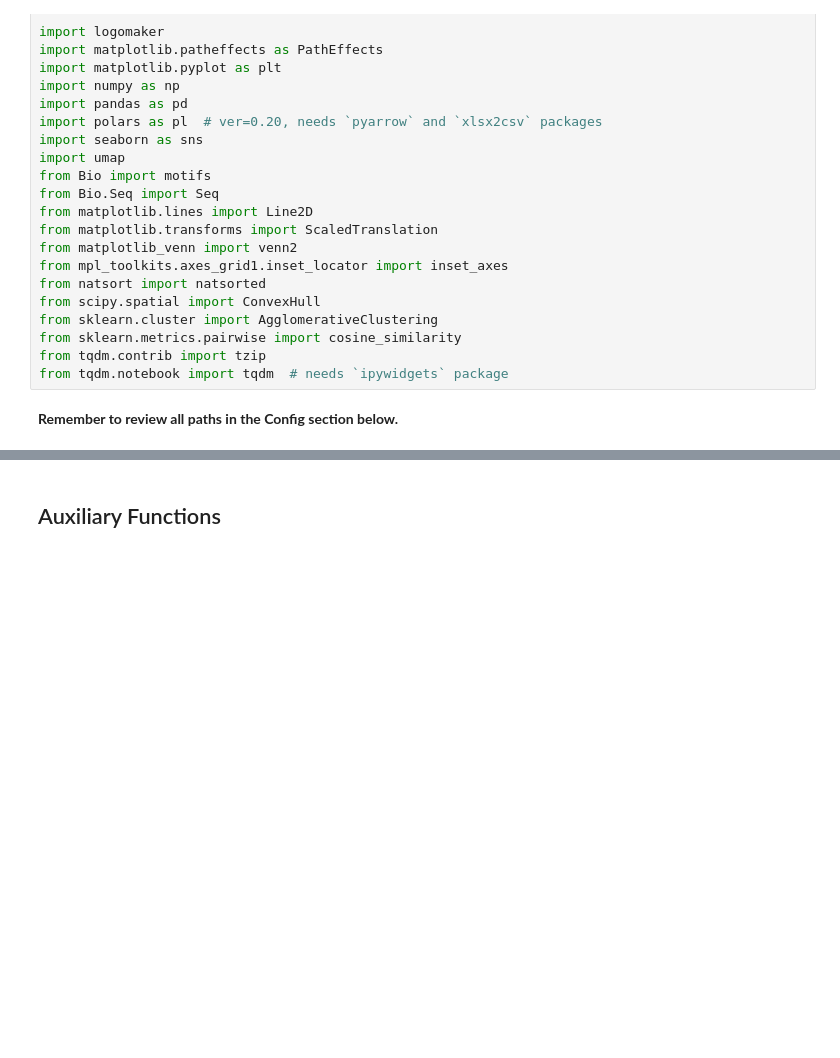
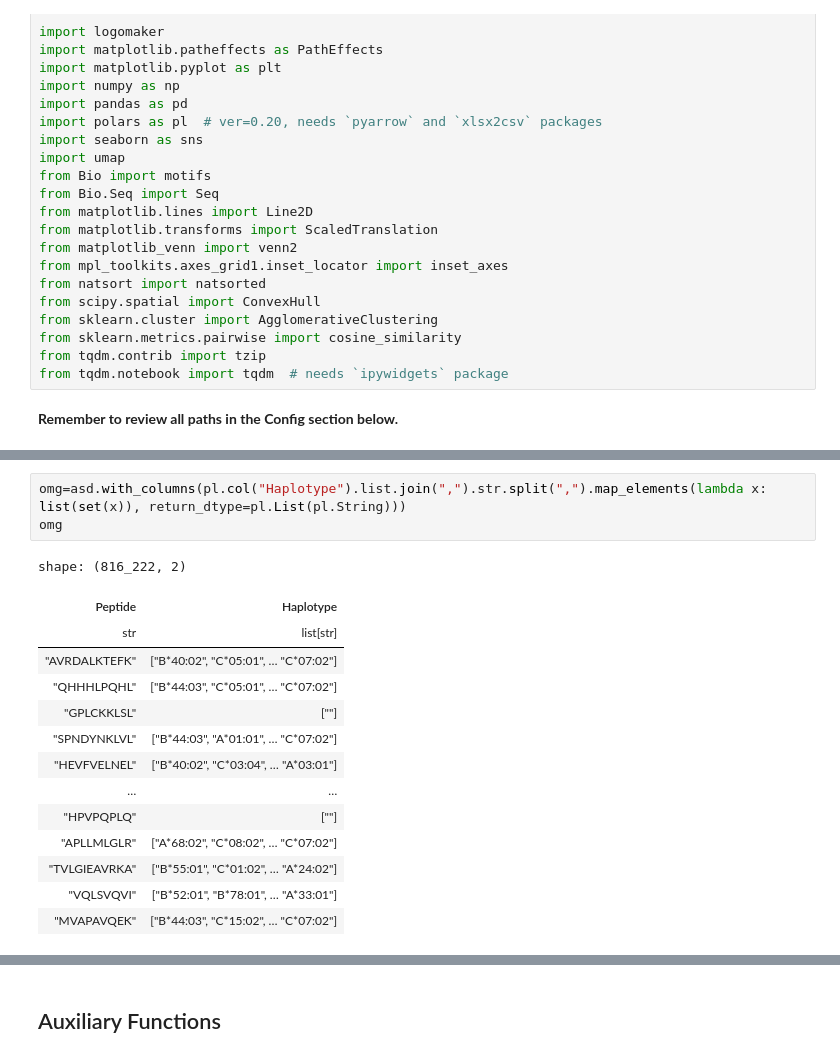
Before and after one commit to immuno-informatics/carmen-analysis, a Jupyter notebook: scripts/analysis_data_generation_and_figures_1.ipynb, the cells around one changed output, grey strips where cells are left out. Drawn from its saved outputs; the diff is of its cells as text; blank space fills up the shorter version.

```diff
--- a/scripts/analysis_data_generation_and_figures_1.ipynb
+++ b/scripts/analysis_data_generation_and_figures_1.ipynb
@@ -289,0 +344,18 @@ np.random.seed(random_seed)
+# %%
+omg=asd.with_columns(pl.col("Haplotype").list.join(",").str.split(",").map_elements(lambda x: list(set(x)), return_dtype=pl.List(pl.String)))
+omg
+# %% [output]
+shape: (816_222, 2)
+| Peptide | Haplotype |
+| str | list[str] |
+| "AVRDALKTEFK" | ["B*40:02", "C*05:01", … "C*07:02"] |
+| "QHHHLPQHL" | ["B*44:03", "C*05:01", … "C*07:02"] |
+| "GPLCKKLSL" | [""] |
+| "SPNDYNKLVL" | ["B*44:03", "A*01:01", … "C*07:02"] |
+| "HEVFVELNEL" | ["B*40:02", "C*03:04", … "A*03:01"] |
+| … | … |
+| "HPVPQPLQ" | [""] |
+| "APLLMLGLR" | ["A*68:02", "C*08:02", … "C*07:02"] |
+| "TVLGIEAVRKA" | ["B*55:01", "C*01:02", … "A*24:02"] |
+| "VQLSVQVI" | ["B*52:01", "B*78:01", … "A*33:01"] |
+| "MVAPAVQEK" | ["B*44:03", "C*15:02", … "C*07:02"] |
```
Also changed, not shown: parts of 11 cells of this notebook, 7 other files.
